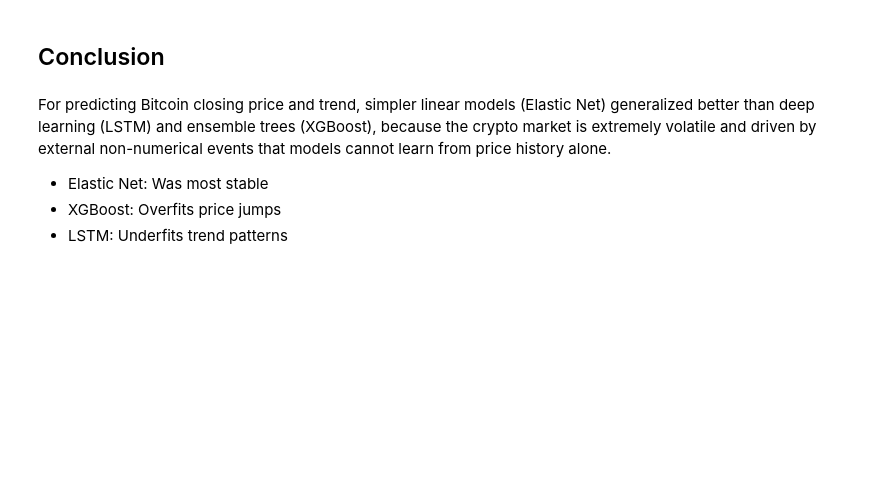
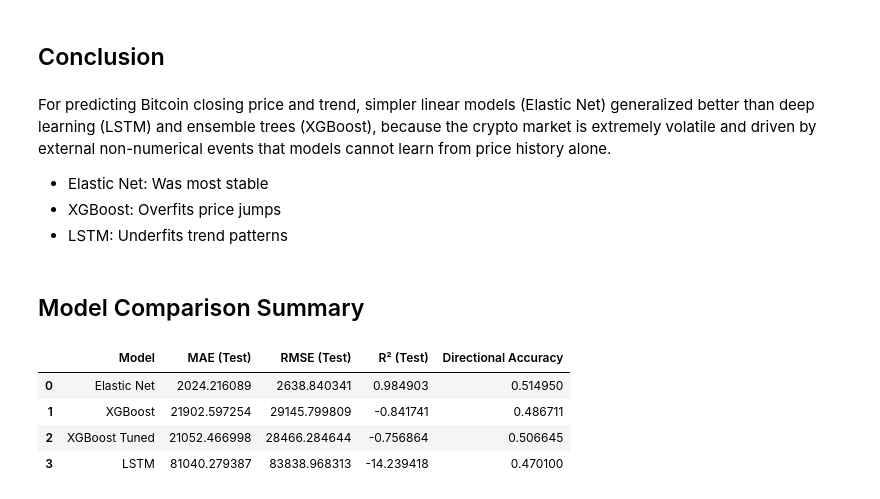
Before and after one commit to jordisa20/BTC-Price-Predictor, a Jupyter notebook: notebooks/bitcoin_main.ipynb, the cells around one changed output. Cells and saved outputs as stored; diff of their text form; code cells hidden in the pictures; blank space fills up the shorter version.

Commit message:
Add final comparison table summarizing performance of Elastic Net, XGBoost, XGBoost Tuned, and LSTM

```diff
--- a/notebooks/bitcoin_main.ipynb
+++ b/notebooks/bitcoin_main.ipynb
@@ -461,3 +461,47 @@ For predicting Bitcoin closing price and trend, simpler linear models (Elastic N
 - Elastic Net: Was most stable
 - XGBoost: Overfits price jumps
 - LSTM: Underfits trend patterns
+# %% [markdown]
+## Model Comparison Summary
+# %%
+results_data = {
+    "Model": [
+        "Elastic Net",
+        "XGBoost",
+        "XGBoost Tuned",
+        "LSTM"
+    ],
+    "MAE (Test)": [
+        en_test_metrics[0],
+        xgb_test_metrics[0],
+        xgb_tuned_test_metrics[0],
+        lstm_test_metrics[0],
+    ],
+    "RMSE (Test)": [
+        en_test_metrics[1],
+        xgb_test_metrics[1],
+        xgb_tuned_test_metrics[1],
+        lstm_test_metrics[1],
+    ],
+    "R² (Test)": [
+        en_test_metrics[2],
+        xgb_test_metrics[2],
+        xgb_tuned_test_metrics[2],
+        lstm_test_metrics[2],
+    ],
+    "Directional Accuracy": [
+        da_en_test,
+        da_xgb_test,
+        da_xgb_tuned_test,
+        da_lstm_test,
+    ],
+}
+
+results_df = pd.DataFrame(results_data)
+results_df
+# %% [output]
+|  | Model | MAE (Test) | RMSE (Test) | R² (Test) | Directional Accuracy |
+| 0 | Elastic Net | 2024.216089 | 2638.840341 | 0.984903 | 0.514950 |
+| 1 | XGBoost | 21902.597254 | 29145.799809 | -0.841741 | 0.486711 |
+| 2 | XGBoost Tuned | 21052.466998 | 28466.284644 | -0.756864 | 0.506645 |
+| 3 | LSTM | 81040.279387 | 83838.968313 | -14.239418 | 0.470100 |
```
